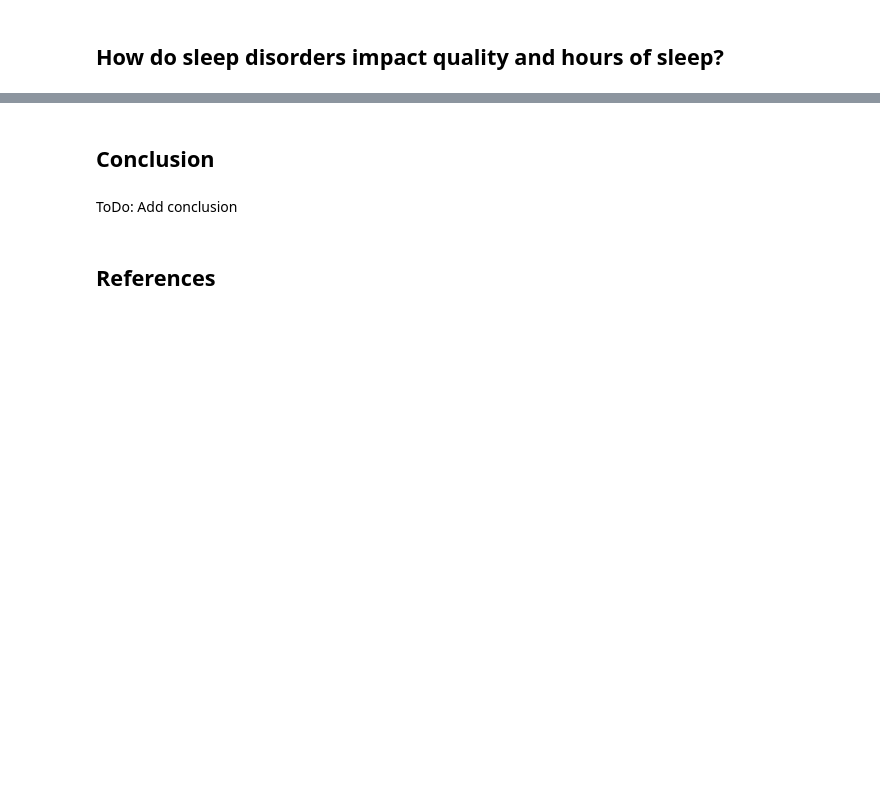
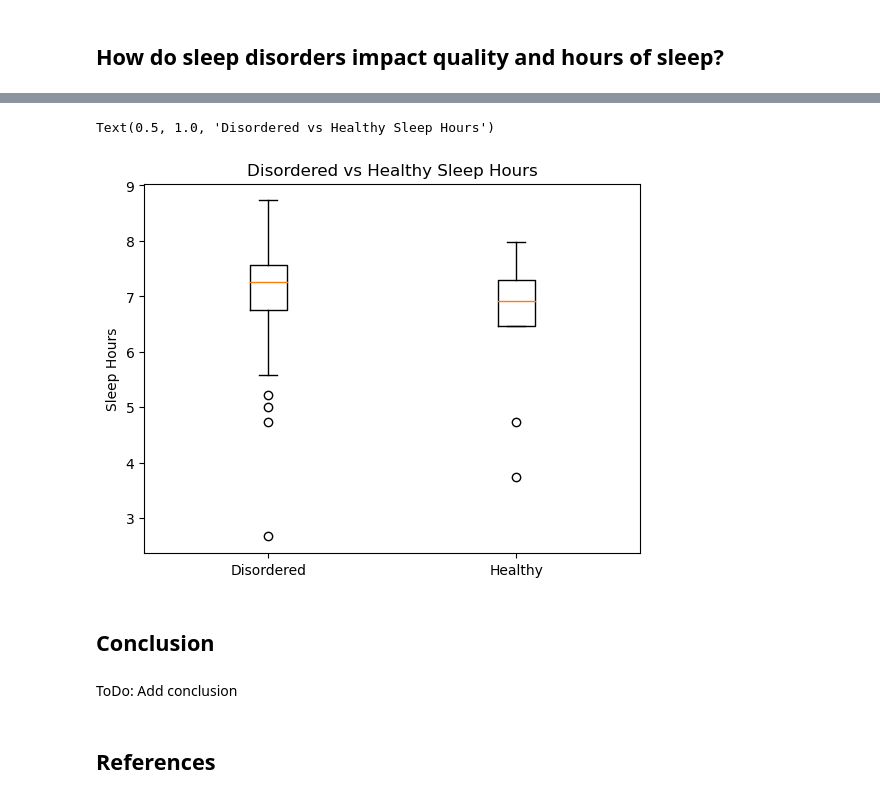
Before and after one commit to josh314151/DATA-601-602-G15, a Jupyter notebook: project_report.ipynb, the cells around one changed output, grey strips where cells are left out. Saved outputs shown, nothing was run; the diff lists cells and outputs as text; code cells hidden in the pictures; blank space fills up the shorter version.

```diff
--- a/project_report.ipynb
+++ b/project_report.ipynb
@@ -522,3 +537,12 @@ plt.plot(summary_sg1["Weight_kg"]/((summary_sg1["Height_cm"]/100)**2),
+# %%
+plt.boxplot([summary_data_diseased["Total_Epoch"]/120,
+            summary_data_healthy["Total_Epoch"]/120])
+plt.ylabel("Sleep Hours")
+plt.xticks([1,2], ["Disordered", "Healthy"])
+plt.title("Disordered vs Healthy Sleep Hours")
+# %% [output]
+Text(0.5, 1.0, 'Disordered vs Healthy Sleep Hours')
+[figure, added]
 # %% [markdown]
 ## Conclusion
 # %% [markdown]
```
Also changed, not shown: parts of 4 cells of this notebook, 5 other files.
